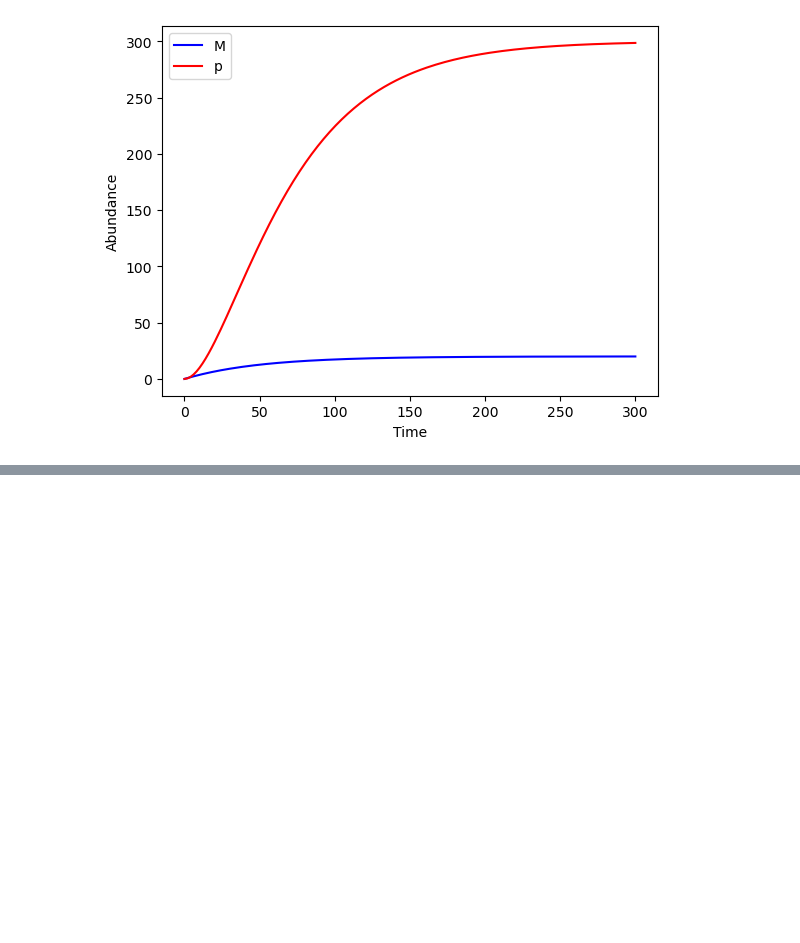
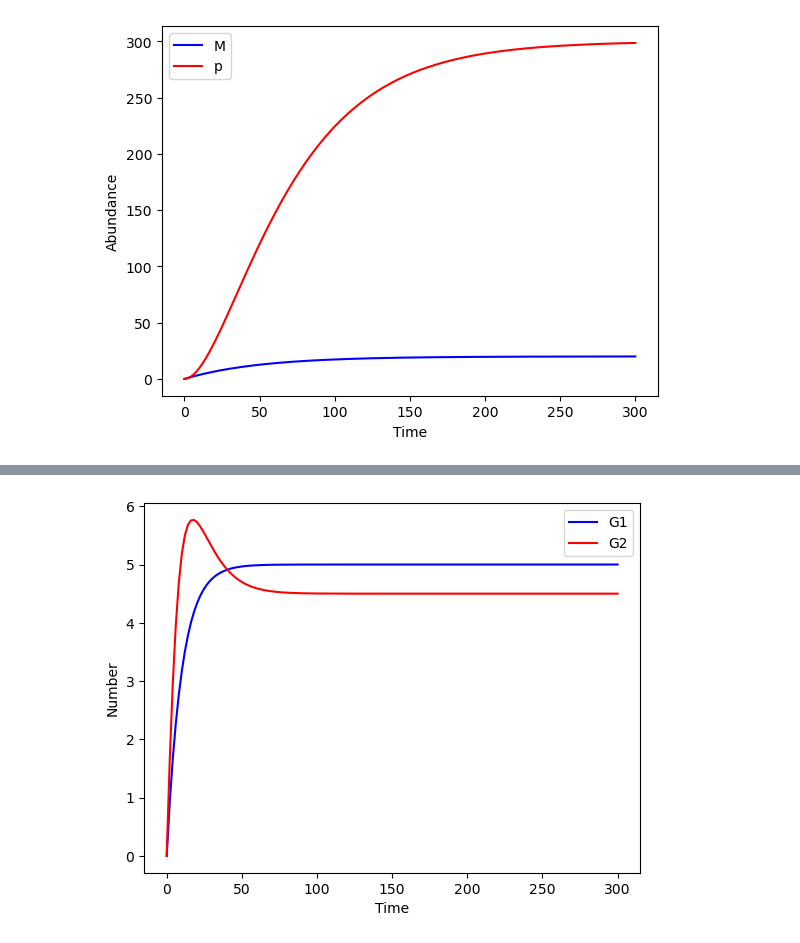
Before and after one commit to kerenG99/Modelling-Gene-Networks, a Jupyter notebook: Central dogma ODE model .ipynb, the cells around one changed output, grey strips where cells are left out. Cells and saved outputs as stored; diff of their text form; code cells hidden in the pictures; blank space fills up the shorter version.

```diff
--- a/Central dogma ODE model .ipynb
+++ b/Central dogma ODE model .ipynb
@@ -103,0 +120,33 @@ plt.show()
+# %%
+def sim3(variables,t,params) :
+    G1 = variables[0]
+    G2 = variables [1]
+
+    k_1 = params [0]
+    gamma_1 = params [1]
+    k_2 = params [2]
+    gamma_2 = params [3]
+    c = params [4]
+    n = params [5]
+
+
+    dG1dt = k_1 - gamma_1 * G1
+    dG2dt = (c**n/(c**n + G1**n))* k_2 - gamma_2 * G2
+
+    return ([dG1dt,dG2dt])
+# %%
+y = odeint(sim3, y0, t, args=(params,))
+# %%
+f,ax = plt.subplots(1)
+
+line1, = ax.plot(t,y[:,0], color="b", label="G1")
+line2, = ax.plot(t,y[:,1], color="r", label="G2")
+y = odeint(sim3, y0, t, args=(params,))
+ax.set_ylabel("Number")
+ax.set_xlabel("Time")
+
+ax.legend(handles=[line1,line2])
+
+plt.show()
+# %% [output]
+[figure, added]
```
Also changed, not shown: parts of 4 cells of this notebook.
